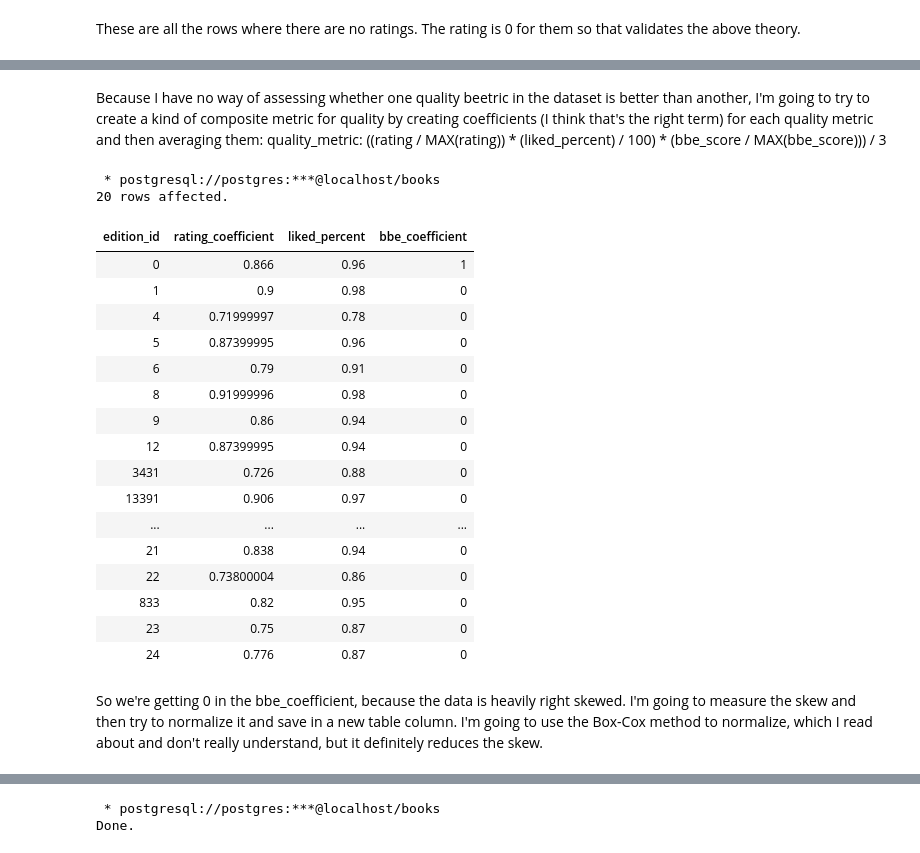
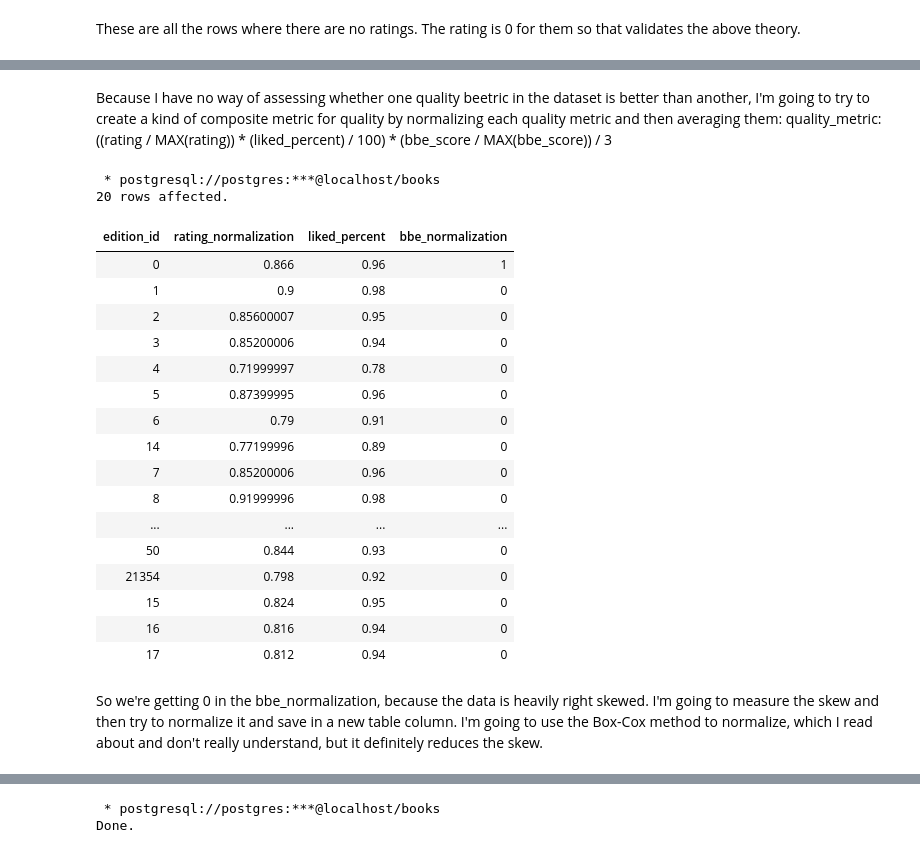
Before and after one commit to codeslp/books_db, a Jupyter notebook: src/books_db.ipynb, the cells around one changed output, grey strips where cells are left out. Saved outputs shown, nothing was run; the diff lists cells and outputs as text; code cells hidden in the pictures.

```diff
--- a/src/books_db.ipynb
+++ b/src/books_db.ipynb
@@ -1526,31 +1472,31 @@ LIMIT 20;
 | Summary of The Obstacle Is the Wa... | 4.75 | 4 | None |
 # %% [markdown]
-Because I have no way of assessing whether one quality beetric in the dataset is better than another, I'm going to try to create a kind of composite metric for quality by creating coefficients (I think that's the right term) for each quality metric and then averaging them:
-quality_metric: ((rating / MAX(rating)) * (liked_percent) / 100) * (bbe_score / MAX(bbe_score))) / 3
+Because I have no way of assessing whether one quality beetric in the dataset is better than another, I'm going to try to create a kind of composite metric for quality by normalizing each quality metric and then averaging them:
+quality_metric: ((rating / MAX(rating)) * (liked_percent) / 100) * (bbe_score / MAX(bbe_score)) / 3
 # %%
 %%sql
-SELECT edition_id, rating / MAX(rating) OVER () AS rating_coefficient, (liked_percent / 100) AS liked_percent, bbe_score / MAX(bbe_score) OVER () AS bbe_coefficient
+SELECT edition_id, rating / MAX(rating) OVER () AS rating_normalization, (liked_percent / 100) AS liked_percent, bbe_score / MAX(bbe_score) OVER () AS bbe_normalization
 FROM edition
 LIMIT 20;
 # %% [output]
  * postgresql://postgres:***@localhost/books
 20 rows affected.
-| edition_id | rating_coefficient | liked_percent | bbe_coefficient |
+| edition_id | rating_normalization | liked_percent | bbe_normalization |
 | 0 | 0.866 | 0.96 | 1 |
 | 1 | 0.9 | 0.98 | 0 |
+| 2 | 0.85600007 | 0.95 | 0 |
+| 3 | 0.85200006 | 0.94 | 0 |
 | 4 | 0.71999997 | 0.78 | 0 |
 | 5 | 0.87399995 | 0.96 | 0 |
 | 6 | 0.79 | 0.91 | 0 |
+| 14 | 0.77199996 | 0.89 | 0 |
+| 7 | 0.85200006 | 0.96 | 0 |
 | 8 | 0.91999996 | 0.98 | 0 |
-| 9 | 0.86 | 0.94 | 0 |
-| 12 | 0.87399995 | 0.94 | 0 |
-| 3431 | 0.726 | 0.88 | 0 |
-| 13391 | 0.906 | 0.97 | 0 |
 | ... | ... | ... | ... |
-| 21 | 0.838 | 0.94 | 0 |
-| 22 | 0.73800004 | 0.86 | 0 |
-| 833 | 0.82 | 0.95 | 0 |
-| 23 | 0.75 | 0.87 | 0 |
-| 24 | 0.776 | 0.87 | 0 |
+| 50 | 0.844 | 0.93 | 0 |
+| 21354 | 0.798 | 0.92 | 0 |
+| 15 | 0.824 | 0.95 | 0 |
+| 16 | 0.816 | 0.94 | 0 |
+| 17 | 0.812 | 0.94 | 0 |
 # %% [markdown]
-So we're getting 0 in the bbe_coefficient, because the data is heavily right skewed. I'm going to measure the skew and then try to normalize it and save in a new table column. I'm going to use the Box-Cox method to normalize, which I read about and don't really understand, but it definitely reduces the skew.
+So we're getting 0 in the bbe_normalization, because the data is heavily right skewed. I'm going to measure the skew and then try to normalize it and save in a new table column. I'm going to use the Box-Cox method to normalize, which I read about and don't really understand, but it definitely reduces the skew.
```
Also changed, not shown: parts of 94 cells of this notebook, 3 other files.
